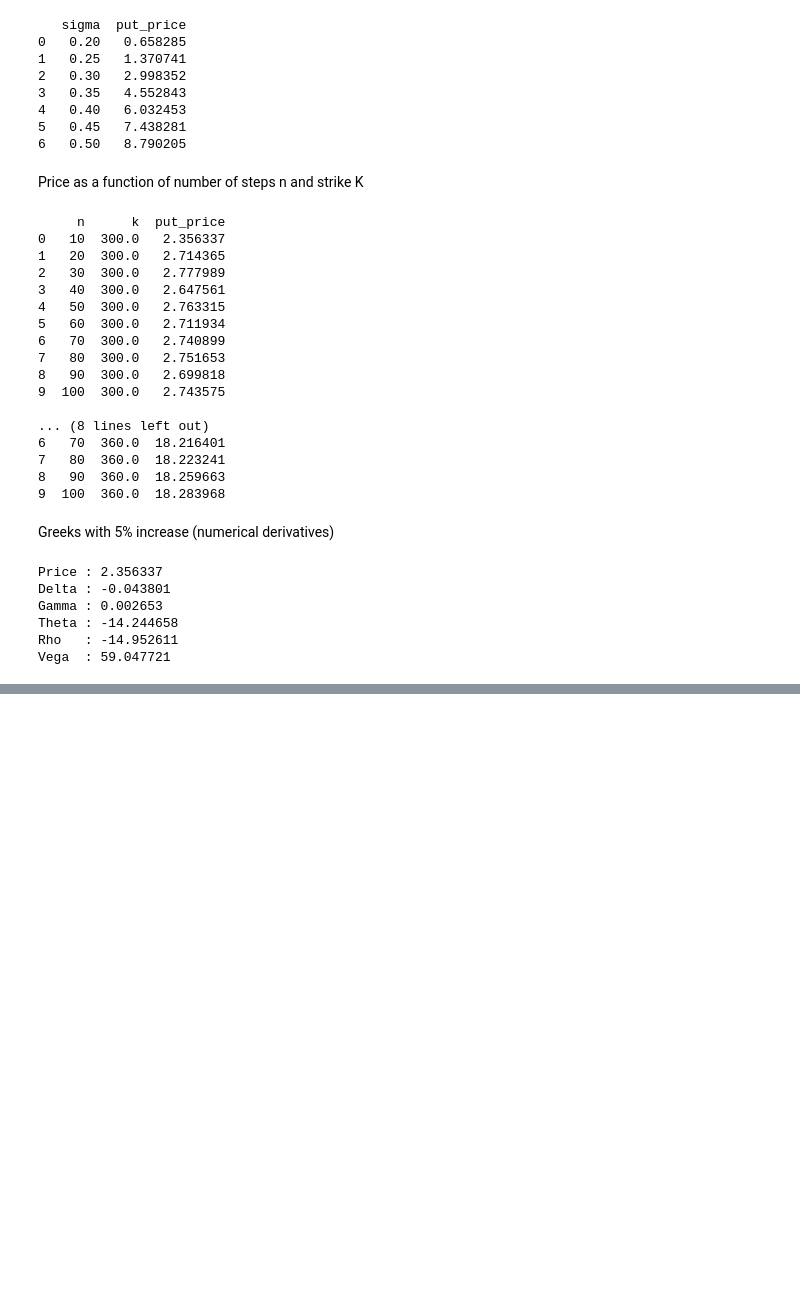
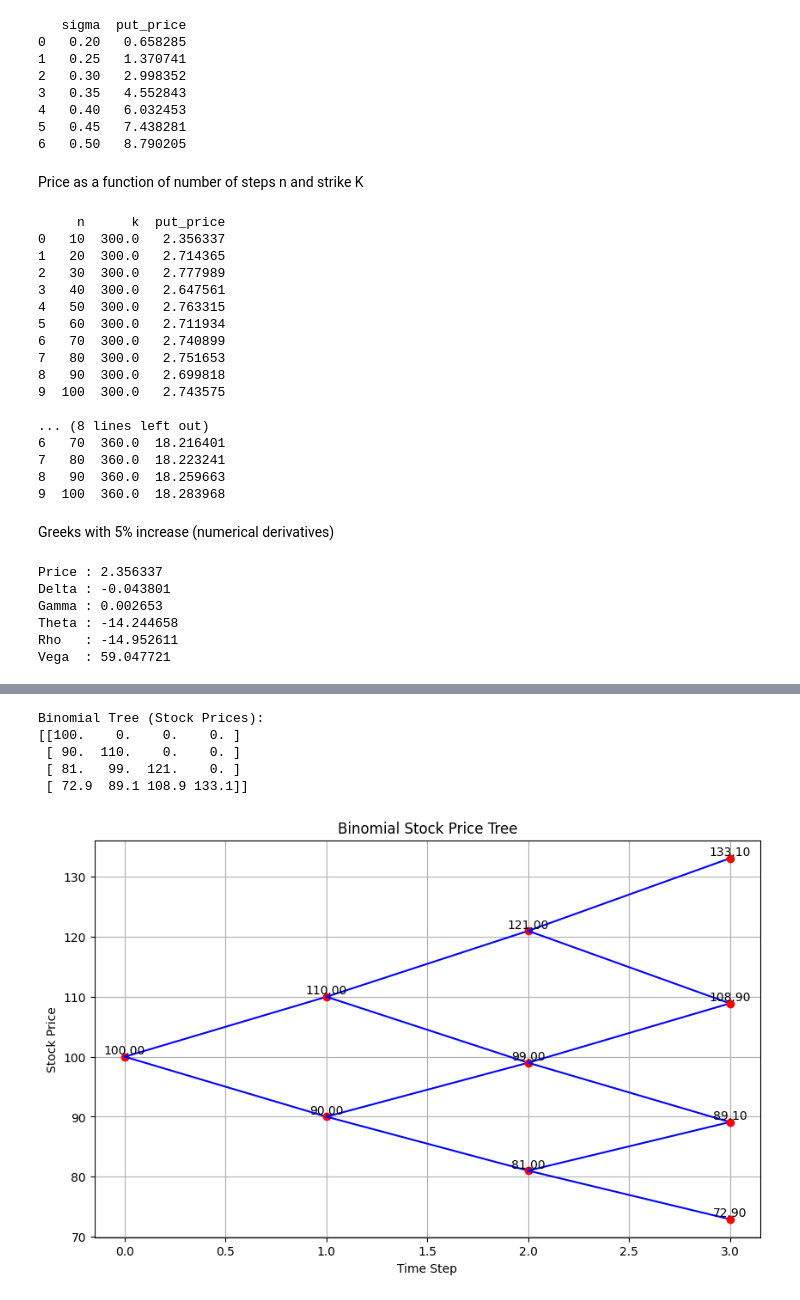
Before and after one commit to 1021114Carlos/MIT_MM_Finance, a Jupyter notebook: Courses/Derivative_Markets/M5_Black_Schole_Merton_and_Greeks.ipynb, the cells around one changed output, grey strips where cells are left out. Drawn from its saved outputs; the diff is of its cells as text; code cells hidden in the pictures; blank space fills up the shorter version.

```diff
--- a/Courses/Derivative_Markets/M5_Black_Schole_Merton_and_Greeks.ipynb
+++ b/Courses/Derivative_Markets/M5_Black_Schole_Merton_and_Greeks.ipynb
@@ -176,0 +178,79 @@ Vega  : 59.047721
+# %%
+# example that needs to be improved.
+
+def create_binomial_tree(S0, u, d, n):
+    """
+    Creates a binomial tree for stock prices.
+
+    Args:
+        S0 (float): Initial stock price.
+        u (float): Upward movement factor.
+        d (float): Downward movement factor.
+        n (int): Number of time steps.
+
+    Returns:
+        numpy.ndarray: A 2D array representing the binomial tree.
+    """
+    tree = np.zeros((n + 1, n + 1))
+    tree[0, 0] = S0
+
+    for i in range(1, n + 1):
+        for j in range(i + 1):
+            if j == 0:  # All down moves
+                tree[i, j] = tree[i - 1, j] * d
+            elif j == i:  # All up moves
+                tree[i, j] = tree[i - 1, j - 1] * u
+            else:  # Mixed moves
+                tree[i, j] = tree[i - 1, j - 1] * u # Up path
+                # For simplicity in this visualization, we only show one path to each node.
+                # In a full binomial model, the node would be reached by either (up, down) or (down, up)
+                # and would have the same value.
+    return tree
+
+def plot_binomial_tree(tree, n):
+    """
+    Plots the binomial tree.
+
+    Args:
+        tree (numpy.ndarray): The binomial tree data.
+        n (int): Number of time steps.
+    """
+    plt.figure(figsize=(10, 6))
+    for i in range(n + 1):
+        for j in range(i + 1):
+            if i > 0 and j <= i:
+                # Plotting connections
+                if j < i: # Downward branch
+                    plt.plot([i - 1, i], [tree[i-1, j], tree[i, j]], 'b-')
+                if j > 0: # Upward branch
+                    plt.plot([i - 1, i], [tree[i-1, j-1], tree[i, j]], 'b-')
+            # Plotting nodes
+            plt.plot(i, tree[i, j], 'ro')
+            plt.text(i, tree[i, j], f'{tree[i, j]:.2f}', ha='center', va='bottom')
+
+    plt.title('Binomial Stock Price Tree')
+    plt.xlabel('Time Step')
+    plt.ylabel('Stock Price')
+    plt.grid(True)
+    plt.show()
+
+# Parameters for the binomial tree
+S0 = 100  # Initial stock price
+u = 1.1   # Upward movement factor
+d = 0.9   # Downward movement factor
+n = 3     # Number of time steps
+
+# Create the binomial tree
+stock_tree = create_binomial_tree(S0, u, d, n)
+print("Binomial Tree (Stock Prices):")
+print(stock_tree)
+
+# Plot the binomial tree
+plot_binomial_tree(stock_tree, n)
+# %% [output]
+Binomial Tree (Stock Prices):
+[[100.    0.    0.    0. ]
+ [ 90.  110.    0.    0. ]
+ [ 81.   99.  121.    0. ]
+ [ 72.9  89.1 108.9 133.1]]
+[figure, added]
```
Also changed, not shown: parts of 3 cells of this notebook.
